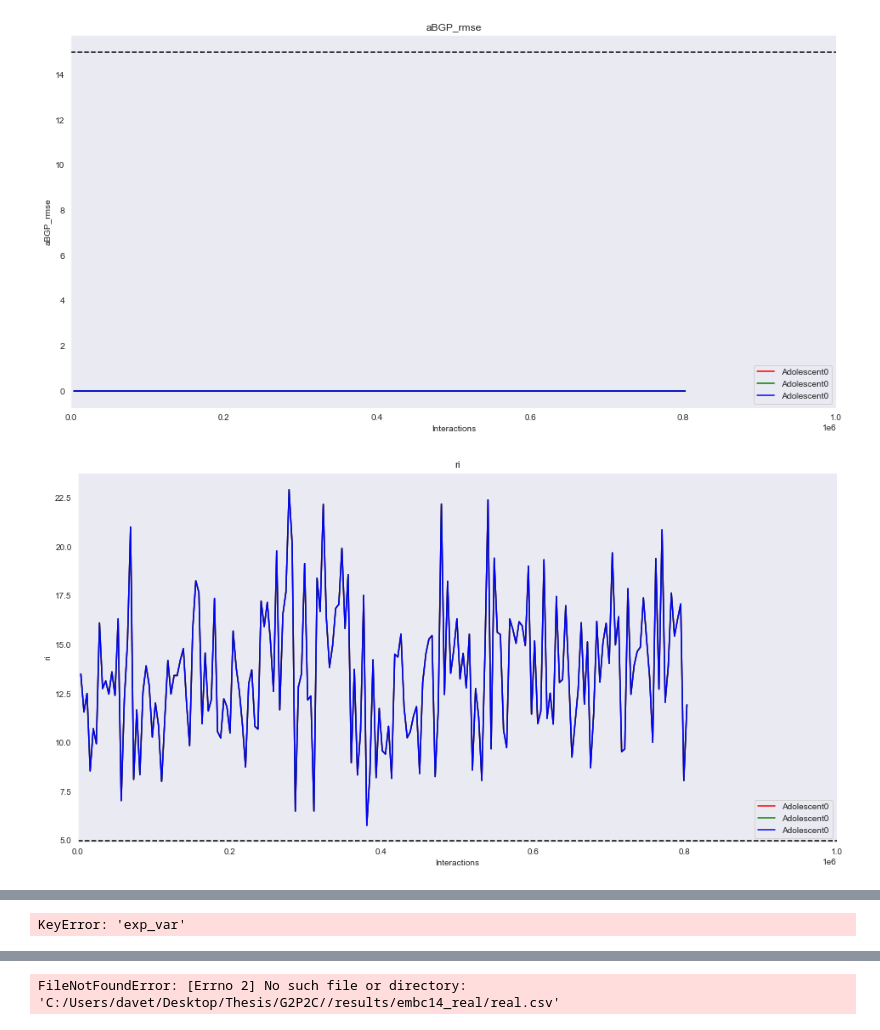
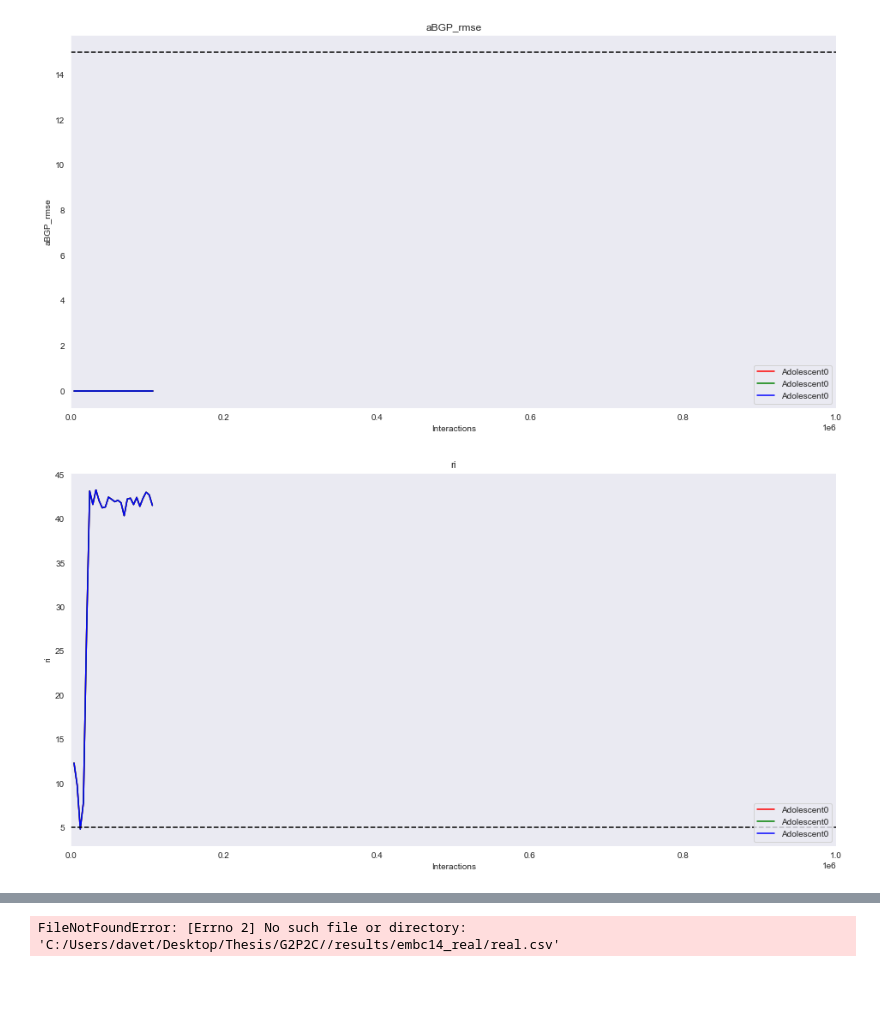
Before and after one commit to RL4H/G2P2C, a Jupyter notebook: visualiser/notebooks/individual_analyzer.ipynb, the cells around one changed output, grey strips where cells are left out. Drawn from its saved outputs; the diff is of its cells as text; code cells hidden in the pictures; blank space fills up the shorter version.

```diff
--- a/visualiser/notebooks/individual_analyzer.ipynb
+++ b/visualiser/notebooks/individual_analyzer.ipynb
@@ -20,8 +20,8 @@ import matplotlib.gridspec
 # PATH = FOLDER+ALGO+SUBJECT
 # COHORT = 'Adult'
 
-FOLDER = ''
-ALGO = 'OU_Noise'#'DDPG'
+FOLDER = 'dpg_test/OUNoise/1e-1/'
+ALGO = 'DPG'#'DDPG'
 SUBJECT = '0'
 PATH = FOLDER+ALGO+SUBJECT
 COHORT = 'Adolescent'
@@ -29,8 +29,8 @@ COHORT = 'Adolescent'
 LABEL = COHORT+SUBJECT
 
 exp1 = ExperimentVisualise(id=PATH+'_1', version=1.1, plot_version=1, test_seeds=5000)
-exp2 = ExperimentVisualise(id=PATH+'_2', version=1.1, plot_version=1, test_seeds=5000)
-exp3 = ExperimentVisualise(id=PATH+'_3', version=1.1, plot_version=1, test_seeds=5000)
+exp2 = ExperimentVisualise(id=PATH+'_1', version=1.1, plot_version=1, test_seeds=5000)
+exp3 = ExperimentVisualise(id=PATH+'_1', version=1.1, plot_version=1, test_seeds=5000)
 
 # plot the graphs
 command = []
@@ -54,10 +54,10 @@ plot_testing_metric(exp_vis, type='min_max', dis_len=dis_len, metric='hgbi', goa
 plot_testing_metric(exp_vis, type='min_max', dis_len=dis_len, metric='lgbi', goal=1.1, fill=False)
 #plot_training_logs(exp_vis, dis_len, version=3)
 
-params = ['exp_var', 'true_var','val_loss', 'policy_grad', 'value_grad'] #, 'pi_loss'
+params = ['policy_loss', 'value_loss', 'pi_grad', 'val_grad'] #, 'pi_loss'
 plot_training_logs(mode='ppo', exp_dict=exp_vis, dis_len=dis_len, params=params)
-params = ['pi_aux_grad'] #'pi_aux_loss', 'vf_aux_loss', vf_aux_grad
-plot_training_logs(mode='aux', exp_dict=exp_vis, dis_len=250, params=params)
-params = ['plan_grad', 'plan_loss']
+#params = ['pi_aux_grad'] #'pi_aux_loss', 'vf_aux_loss', vf_aux_grad
+#plot_training_logs(mode='aux', exp_dict=exp_vis, dis_len=250, params=params)
+#params = ['plan_grad', 'plan_loss']
 # plot_training_logs(mode='planning', exp_dict=exp_vis, dis_len=250, params=params)
 # %% [output]
@@ -66,2 +66,2 @@ params = ['plan_grad', 'plan_loss']
-[figure, old version]
+[figure, new version]
-[figure, old version]
+[figure, new version]
@@ -70 +69,0 @@ params = ['plan_grad', 'plan_loss']
-KeyError: 'exp_var'
```
Also changed, not shown: parts of 3 cells of this notebook, 12 other files.
